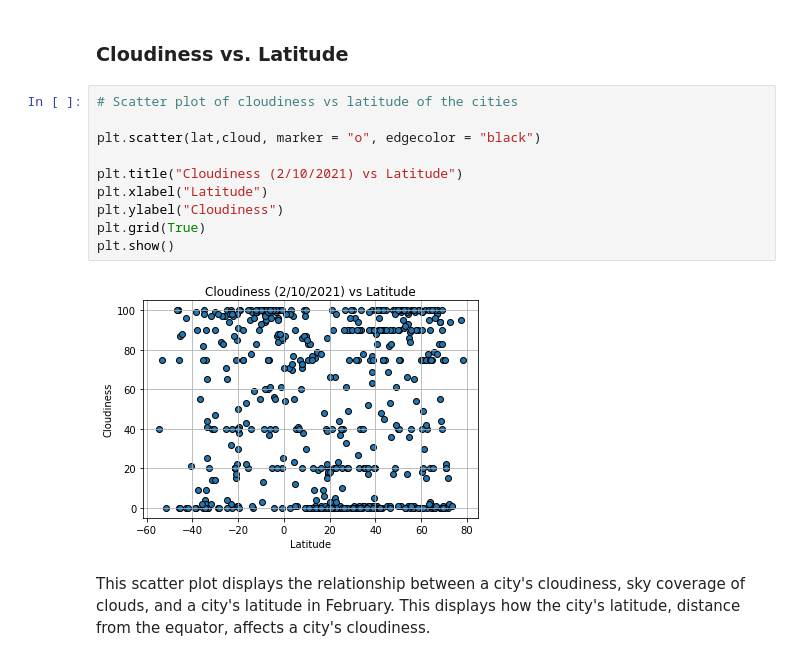
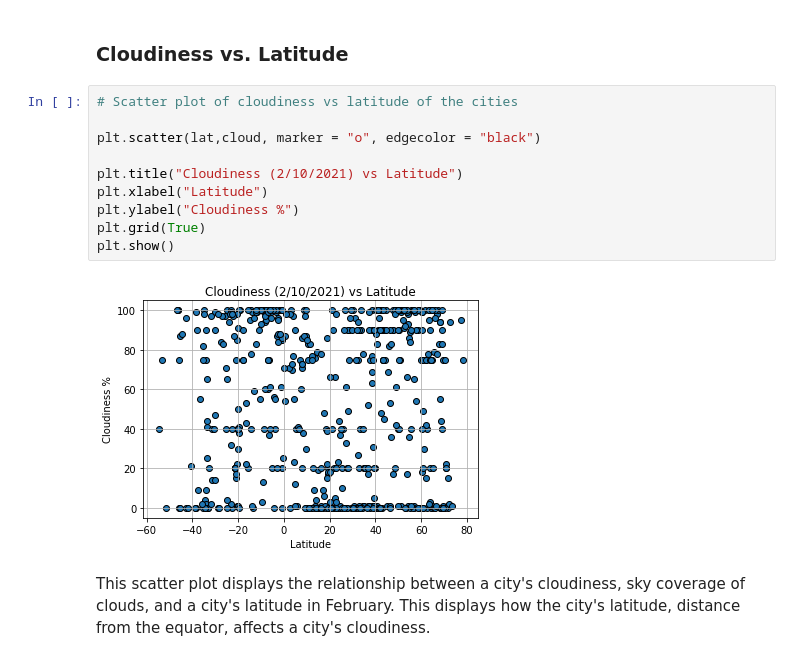
Before and after one commit to jroy22/python-api-challenge, a Jupyter notebook: WeatherPy/WeatherPy.ipynb, the cells around one changed output. Cells and saved outputs as stored; diff of their text form.

```diff
--- a/WeatherPy/WeatherPy.ipynb
+++ b/WeatherPy/WeatherPy.ipynb
@@ -210,15 +210,15 @@ affects a city's humidity.
 # %%
 # Scatter plot of cloudiness vs latitude of the cities
 
 plt.scatter(lat,cloud, marker = "o", edgecolor = "black")
 
 plt.title("Cloudiness (2/10/2021) vs Latitude")
 plt.xlabel("Latitude")
-plt.ylabel("Cloudiness")
+plt.ylabel("Cloudiness %")
 plt.grid(True)
 plt.show()
 # %% [output]
-[figure, old version]
+[figure, new version]
 # %% [markdown]
 This scatter plot displays the relationship between a city's cloudiness, sky coverage of clouds, and a city's latitude in February. This displays how the city's latitude, distance from the equator, affects a city's cloudiness.
 # %% [markdown]
```
Also changed, not shown: parts of 20 cells of this notebook.
